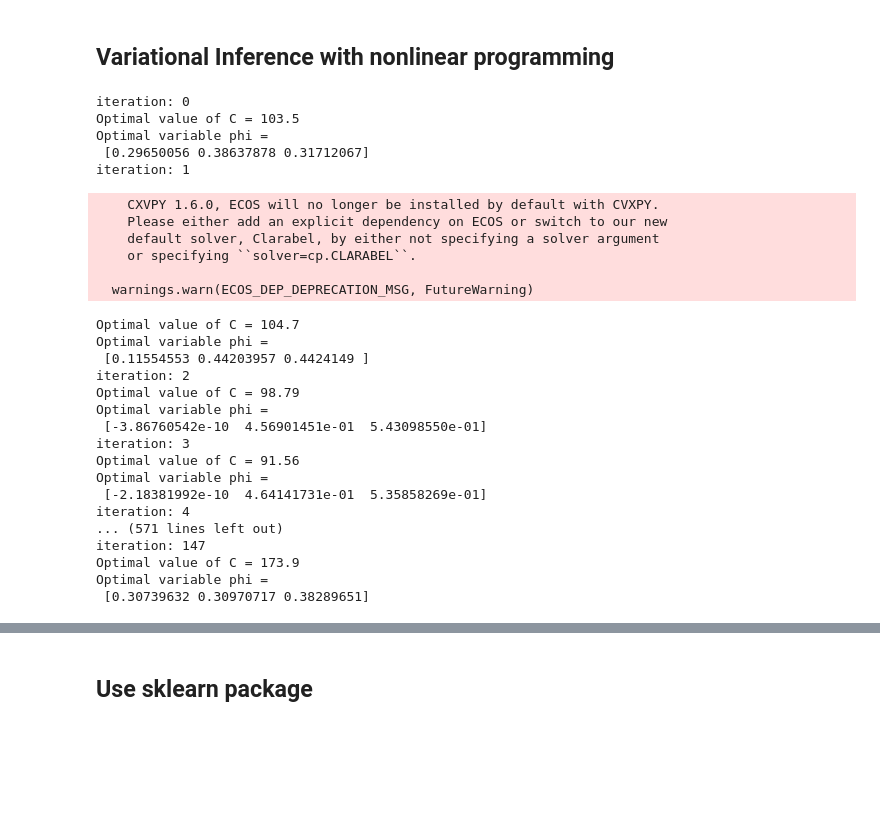
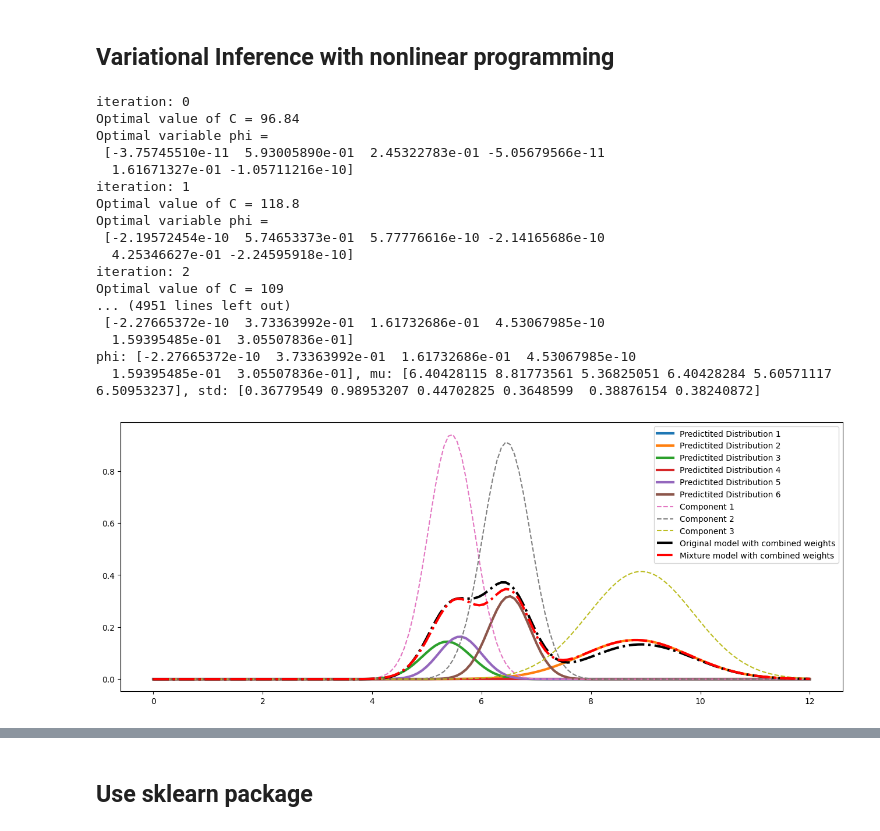
Before and after one commit to Chuanhuan/NTU-Classes, a Jupyter notebook: Nonlinear/Proj-GMM with nonlinear VI.ipynb, the cells around one changed output, grey strips where cells are left out. Cells and saved outputs as stored; diff of their text form; code cells hidden in the pictures; blank space fills up the shorter version.

```diff
--- a/Nonlinear/Proj-GMM with nonlinear VI.ipynb
+++ b/Nonlinear/Proj-GMM with nonlinear VI.ipynb
@@ -187,12 +214,13 @@ def channel_capacity(n, m, P, sum_x=1):
         return prob.status, np.nan, np.nan
 # %%
 class my_EM:
-    def __init__(self, k):
+    def __init__(self, k, epochs=1000):
         self.k = k
         self.mu = None
         self.std = np.ones(k)
         self.w_ij = None
         self.phi = np.ones(k) / k
+        self.epochs = epochs
 
     def expectation_step(self, x):
         for z_i in range(self.k):
@@ -206,56 +234,51 @@ class my_EM:
         P = np.array([stats.norm(self.mu[z_i], self.std[z_i]).pdf(x) for z_i in range(self.k)]).T
 
         stat, C, _phi = channel_capacity(self.k, len(x), P)
         self.phi = _phi
         print('Optimal value of C = {:.4g}'.format(C))
         print('Optimal variable phi = \n', self.phi)
 
         self.std = ((self.w_ij * (x - self.mu[:, None])**2).sum(1) / self.w_ij.sum(1))**0.5
         self.mu = (self.w_ij * x).sum(1) / self.w_ij.sum(1)
 
     def fit(self, x):
 
         self.mu = np.random.uniform(x.min(), x.max(), size=self.k)
         self.w_ij = np.zeros((self.k, x.shape[0]))
 
         last_mu = np.ones(self.k) * np.inf
         i = 0
         while ~np.all(np.isclose(self.mu, last_mu)):
             print(f'iteration: {i}')
             last_mu = self.mu
             self.expectation_step(x)
             self.maximization_step(x)
             i+=1
+            if i > self.epochs:
+                break
 
-k = 3
+k = 6
 m1 = my_EM(k)
 m1.fit(x_i)
+
+print(f'phi: {m1.phi}, mu: {m1.mu}, std: {m1.std}')
+plot_all(m=m1, k =k, with_weights=True)
 # %% [output]
 iteration: 0
-Optimal value of C = 103.5
+Optimal value of C = 96.84
 Optimal variable phi =
- [0.29650056 0.38637878 0.31712067]
+ [-3.75745510e-11  5.93005890e-01  2.45322783e-01 -5.05679566e-11
+  1.61671327e-01 -1.05711216e-10]
 iteration: 1
+Optimal value of C = 118.8
+Optimal variable phi =
+ [-2.19572454e-10  5.74653373e-01  5.77776616e-10 -2.14165686e-10
+  4.25346627e-01 -2.24595918e-10]
+iteration: 2
+Optimal value of C = 109
+... (4951 lines left out)
+ [-2.27665372e-10  3.73363992e-01  1.61732686e-01  4.53067985e-10
+  1.59395485e-01  3.05507836e-01]
+phi: [-2.27665372e-10  3.73363992e-01  1.61732686e-01  4.53067985e-10
+  1.59395485e-01  3.05507836e-01], mu: [6.40428115 8.81773561 5.36825051 6.40428284 5.60571117 6.50953237], std: [0.36779549 0.98953207 0.44702825 0.3648599  0.38876154 0.38240872]
-    CXVPY 1.6.0, ECOS will no longer be installed by default with CVXPY.
-    Please either add an explicit dependency on ECOS or switch to our new
-    default solver, Clarabel, by either not specifying a solver argument
-    or specifying ``solver=cp.CLARABEL``.
-
-  warnings.warn(ECOS_DEP_DEPRECATION_MSG, FutureWarning)
-Optimal value of C = 104.7
-Optimal variable phi =
- [0.11554553 0.44203957 0.4424149 ]
-iteration: 2
-Optimal value of C = 98.79
-Optimal variable phi =
- [-3.86760542e-10  4.56901451e-01  5.43098550e-01]
-iteration: 3
-Optimal value of C = 91.56
-Optimal variable phi =
- [-2.18381992e-10  4.64141731e-01  5.35858269e-01]
-iteration: 4
-... (571 lines left out)
-iteration: 147
-Optimal value of C = 173.9
-Optimal variable phi =
- [0.30739632 0.30970717 0.38289651]
+[figure, added]
```
Also changed, not shown: parts of 14 cells of this notebook, 2 other files.
